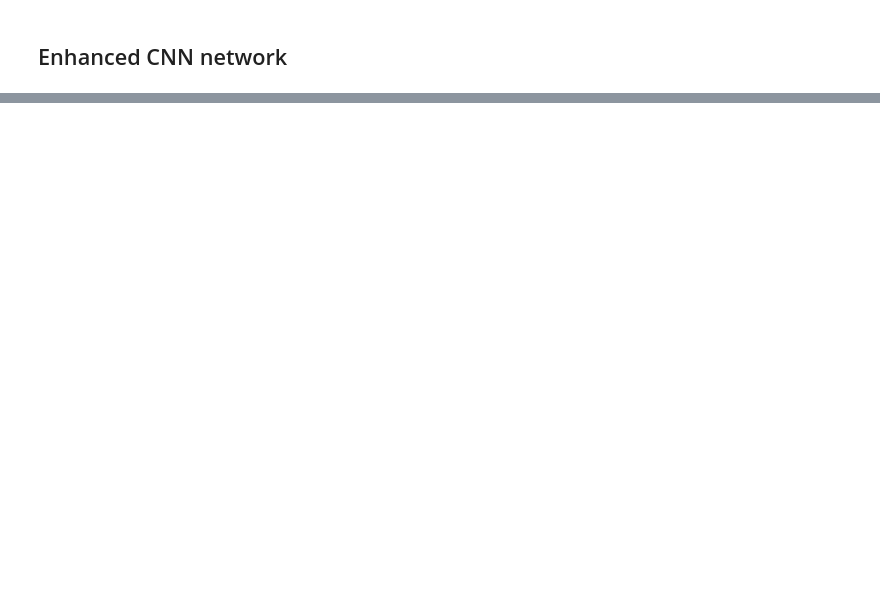
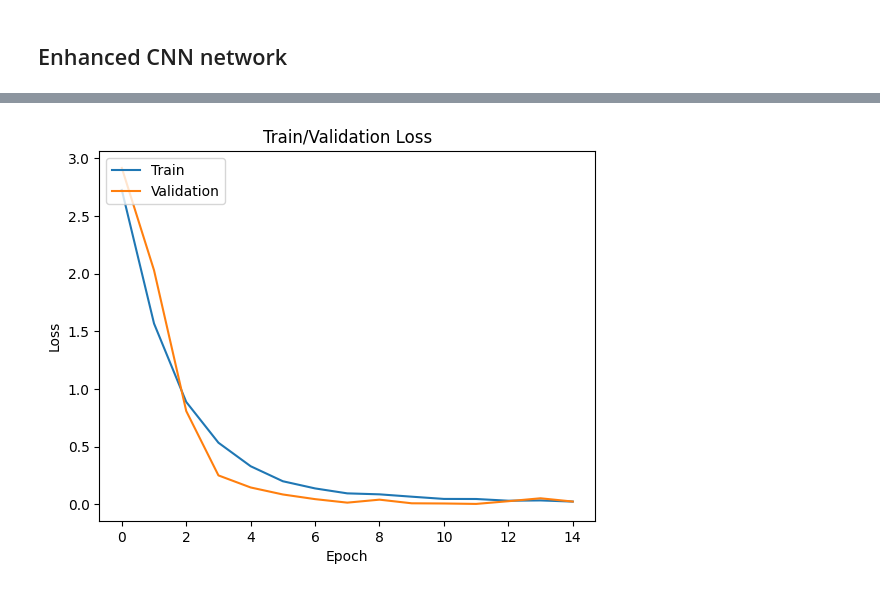
Before and after one commit to novicecoder18/normal-cnn-vs-alexnet, a Jupyter notebook: NLPCV_assignment.ipynb, the cells around one changed output, grey strips where cells are left out. Cells and saved outputs as stored; diff of their text form; code cells hidden in the pictures; blank space fills up the shorter version.

```diff
--- a/NLPCV_assignment.ipynb
+++ b/NLPCV_assignment.ipynb
@@ -348,0 +317,10 @@ KeyboardInterrupt:
+# %%
+plt.plot(history2.history['loss'])
+plt.plot(history2.history['val_loss'])
+plt.title('Train/Validation Loss')
+plt.ylabel('Loss')
+plt.xlabel('Epoch')
+plt.legend(['Train', 'Validation'], loc='upper left')
+plt.show()
+# %% [output]
+[figure, added]
```
Also changed, not shown: parts of 24 cells of this notebook.
